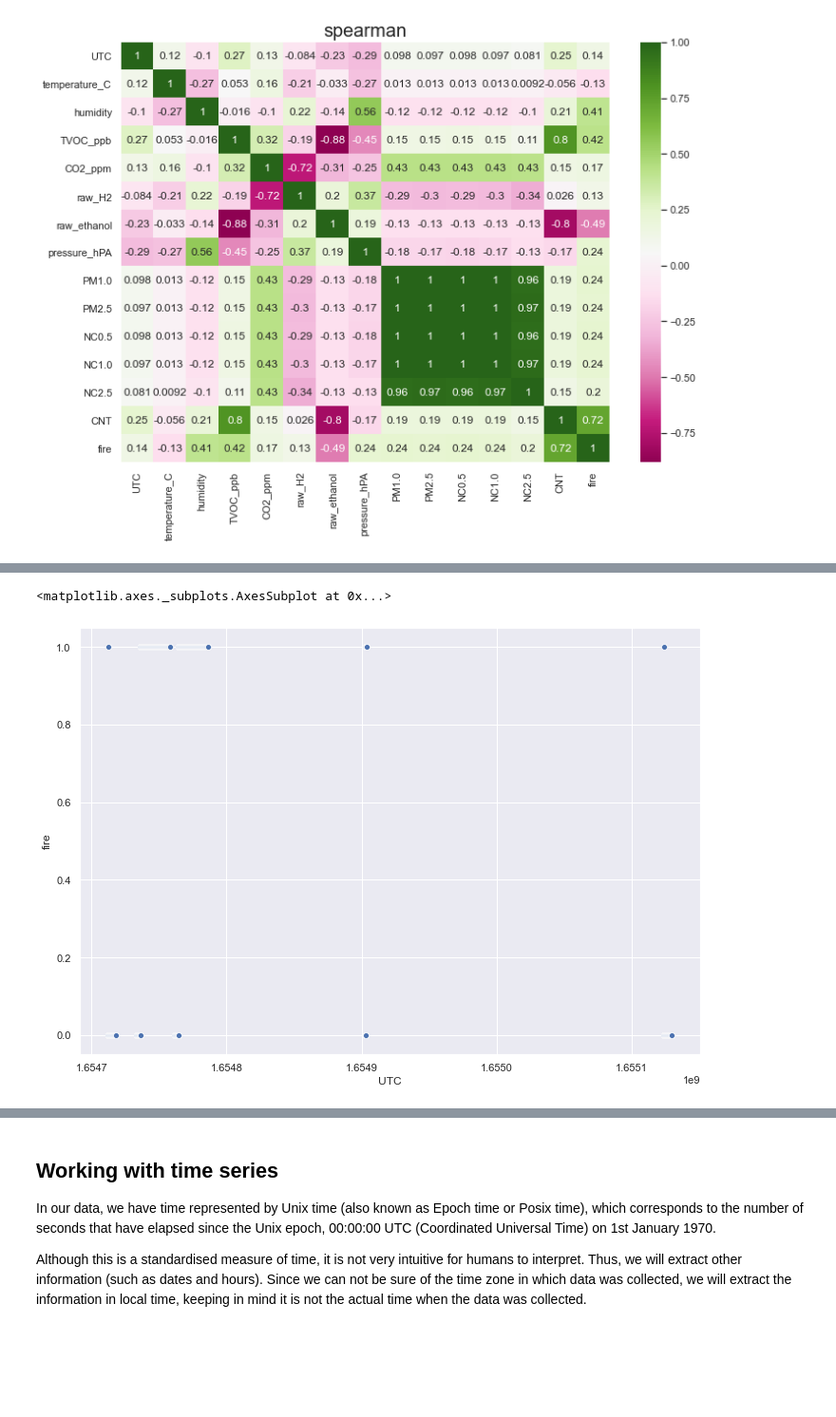
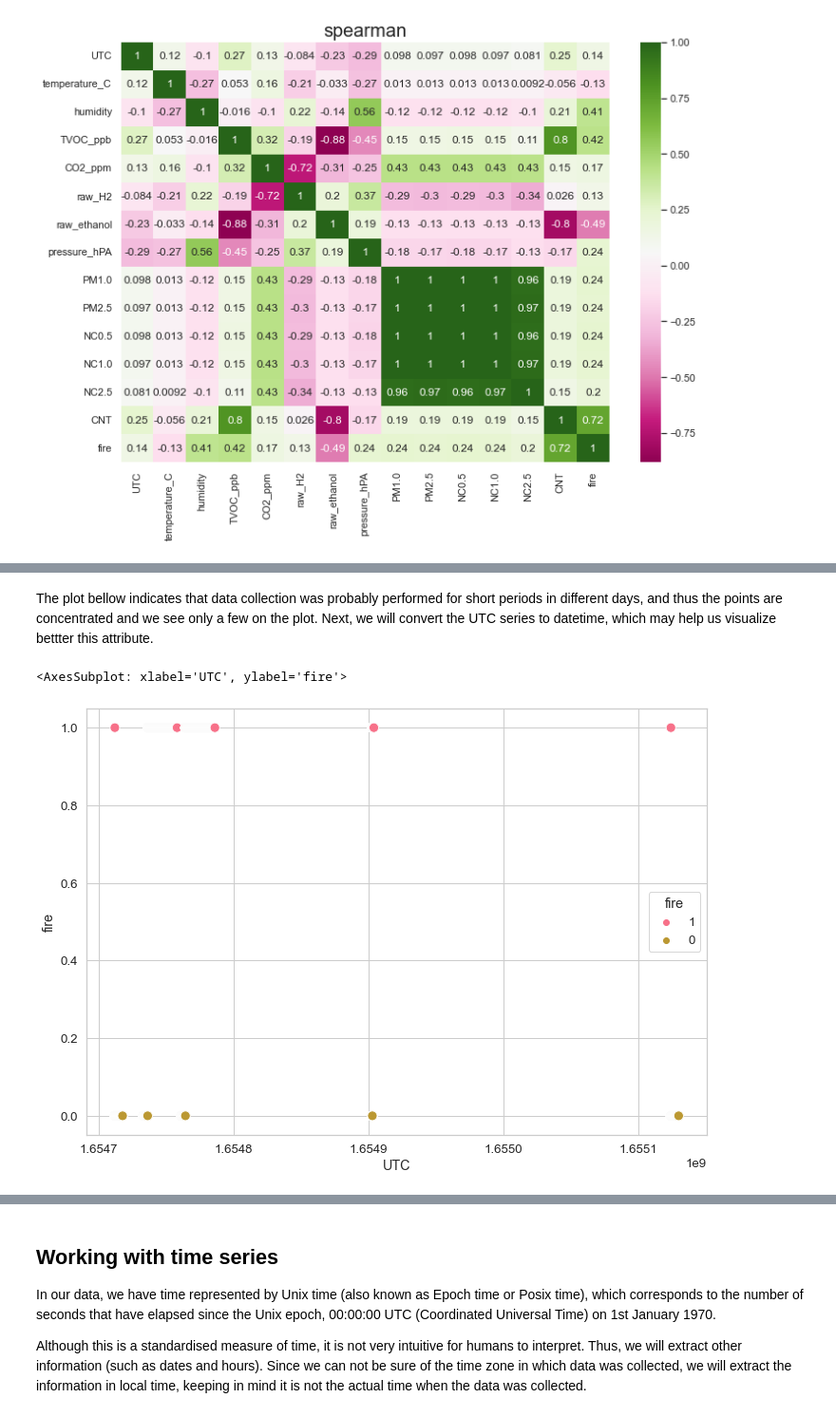
Before and after one commit to alanaselli/smoke_detection, a Jupyter notebook: main.ipynb, the cells around one changed output, grey strips where cells are left out. Shown at 95% size. Drawn from its saved outputs; the diff is of its cells as text; code cells hidden in the pictures; blank space fills up the shorter version.

```diff
--- a/main.ipynb
+++ b/main.ipynb
@@ -188,6 +192,11 @@
 
 * Spearman: Spearman's rank corelation is a nonparametric measure of rank correlation (statistical dependence between the rankings of two variables). It is nonparametric, thus it does not rely on normality, and also works with ordinal variables. It assesses how well the relationship between two variables can be described using a monotonic function.
 # %%
+import seaborn as sns
+import matplotlib.pyplot as plt
+
+plt.rcParams["figure.figsize"]=20,20
+
 # Correlation heatmap
 sns.set(rc={'figure.figsize':(11.7,8.27)})
 
@@ -203,3 +214,5 @@ Looking at the heatmaps, the most correlated (cor greater than | 0.8|) features
 # %%
-sns.scatterplot(data = df, x = 'fire', y = 'CNT')
+sns.set_theme(style="whitegrid", palette="husl", font_scale=1.2)
+
+sns.scatterplot(data = df, x = 'raw_ethanol', y = 'CNT')
 # %% [output]
@@ -291,8 +254,10 @@ df.groupby('fire').mean()
+# %% [markdown]
+The plot bellow indicates that data collection was probably performed for short periods in different days, and thus the points are concentrated and we see only a few on the plot. Next, we will convert the UTC series to datetime, which may help us visualize bettter this attribute.
 # %%
-sns.scatterplot(data = df, x = 'UTC', y = 'fire')
+sns.scatterplot(data = df, x = 'UTC', y = 'fire', hue = 'fire', hue_order = [1,0], s=100)
 
 # This plot indicates that data collection was probably performed in different days, and thus
-# the UTC series is not continuous from beggining to end
+# the UTC series contains wide gaps
 # %% [output]
-<matplotlib.axes._subplots.AxesSubplot at 0x...>
+<AxesSubplot: xlabel='UTC', ylabel='fire'>
-[figure, old version]
+[figure, new version]
```
Also changed, not shown: parts of 44 cells of this notebook.
